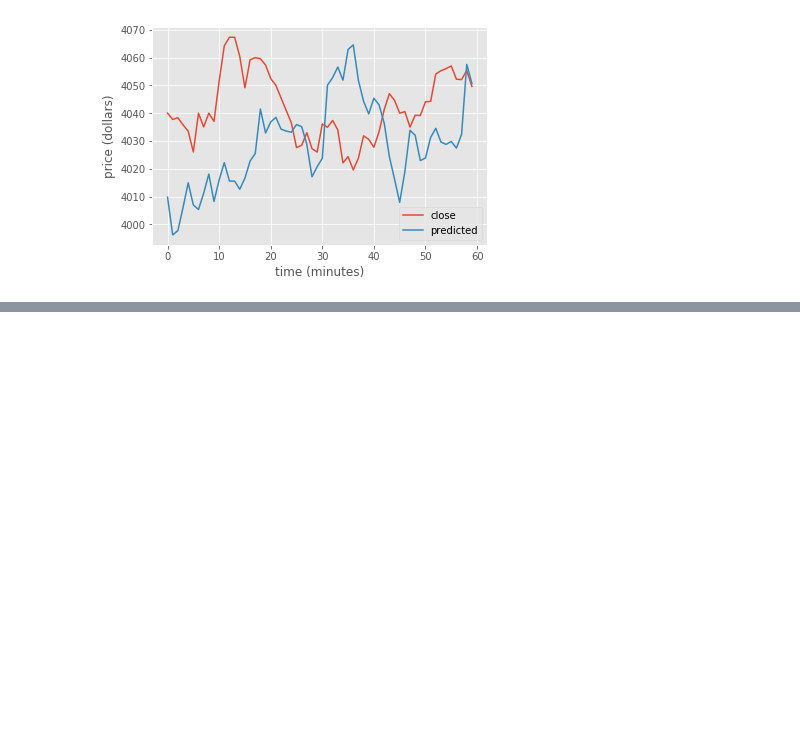
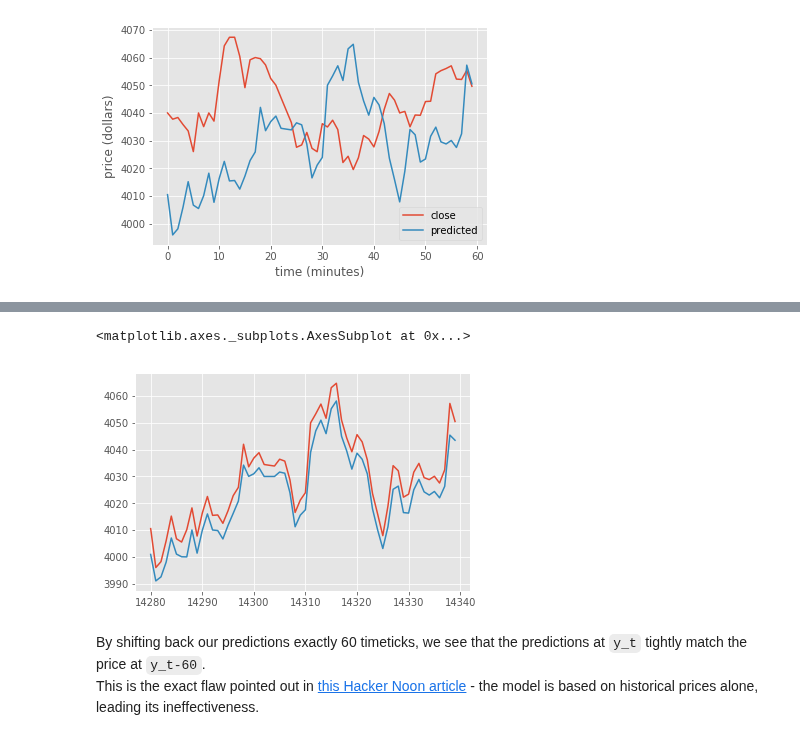
Before and after one commit to jonathancai11/btc-analysis, a Jupyter notebook: btc-prediction.ipynb, the cells around one changed output, grey strips where cells are left out. Drawn from its saved outputs; the diff is of its cells as text; code cells hidden in the pictures; blank space fills up the shorter version.

```diff
--- a/btc-prediction.ipynb
+++ b/btc-prediction.ipynb
@@ -193,0 +203,11 @@ display(a)
+# %%
+shifted_predicted_series = predicted_series.copy()
+shifted_predicted_series.index = predicted_series.index - 60
+shifted_predicted_series.plot()
+df_reduced['close'][-120:-60].plot()
+# %% [output]
+<matplotlib.axes._subplots.AxesSubplot at 0x...>
+[figure, added]
+# %% [markdown]
+By shifting back our predictions exactly 60 timeticks, we see that the predictions at `y_t` tightly match the price at `y_t-60`.
+This is the exact flaw pointed out in [this Hacker Noon article](https://hackernoon.com/dont-be-fooled-deceptive-cryptocurrency-price-predictions-using-deep-learning-bf27e4837151) - the model is based on historical prices alone, leading its ineffectiveness.
```
Also changed, not shown: parts of 4 cells of this notebook.
